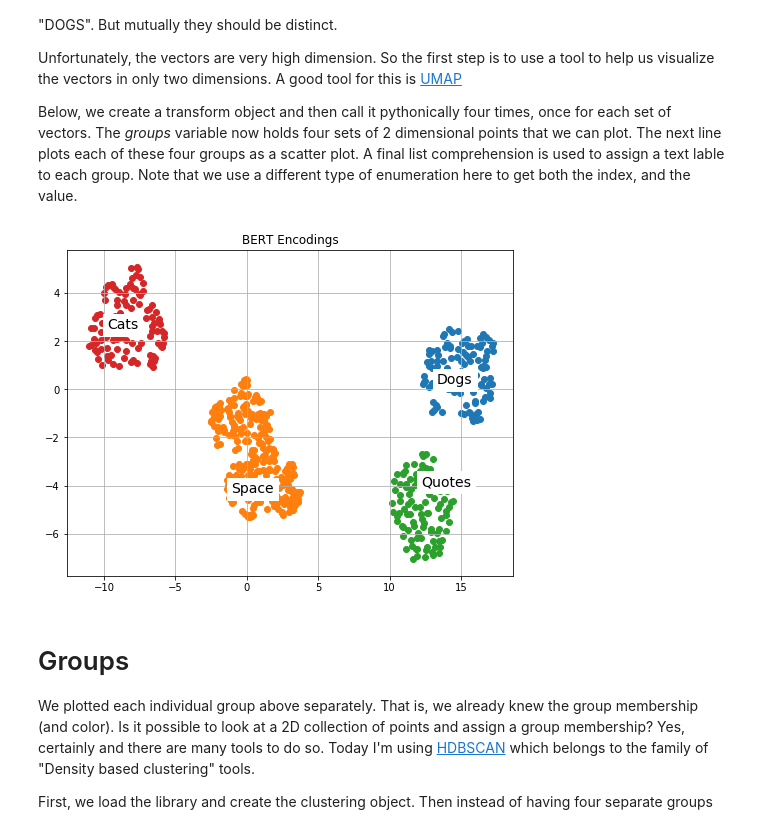
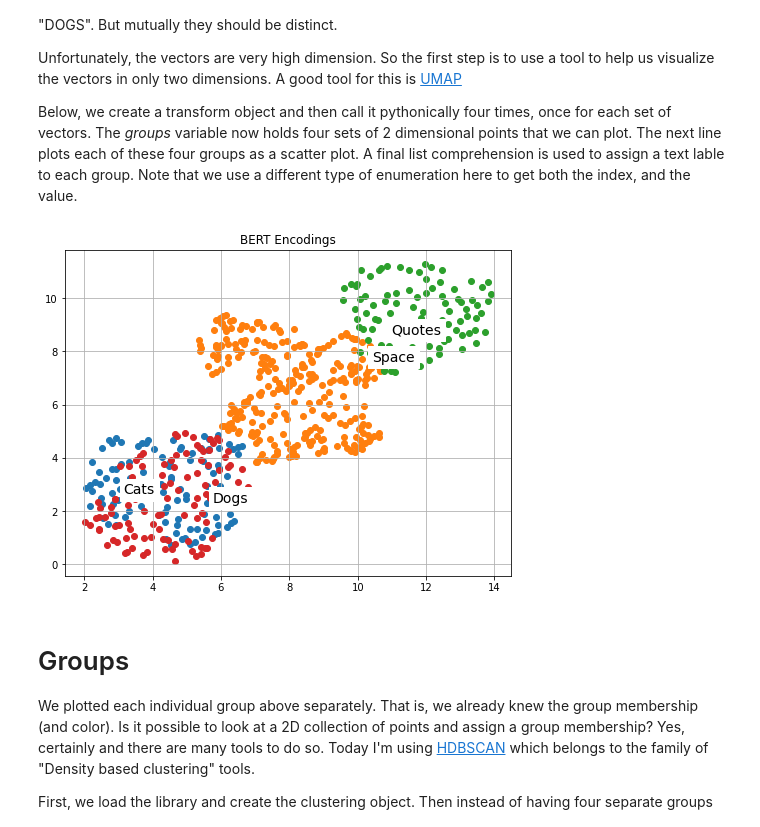
Before and after one commit to simusid/ML_examples, a Jupyter notebook: pythonicBERT/Pythonic BERT.ipynb, the cells around one changed output. Saved outputs shown, nothing was run; the diff lists cells and outputs as text; code cells hidden in the pictures.

```diff
--- a/pythonicBERT/Pythonic BERT.ipynb
+++ b/pythonicBERT/Pythonic BERT.ipynb
@@ -85,19 +91,20 @@ Below, we create a transform object and then call it pythonically four times, on
 # %%
 plt.figure(figsize=(8,6))
 plt.grid()
-transform = UMAP( random_state=45 )
+transform = UMAP( random_state=16
+                )
 groups = [ transform.fit_transform(v) for v in vectors ]
 
 # make a scatter plot for each group
 [ plt.scatter(group[:,0], group[:,1]) for group in groups ]
 plt.title("BERT Encodings")
 
 labels= ['Dogs','Space','Quotes', 'Cats']
 
 [plt.text(group[0,0],group[0,1],labels[i],fontsize=14, backgroundcolor='white'
           ) for i, group in enumerate( groups)];
 # %% [output]
-[figure, old version]
+[figure, new version]
 # %% [markdown]
 # Groups
 
```
Also changed, not shown: parts of 5 cells of this notebook, 1 other file.
